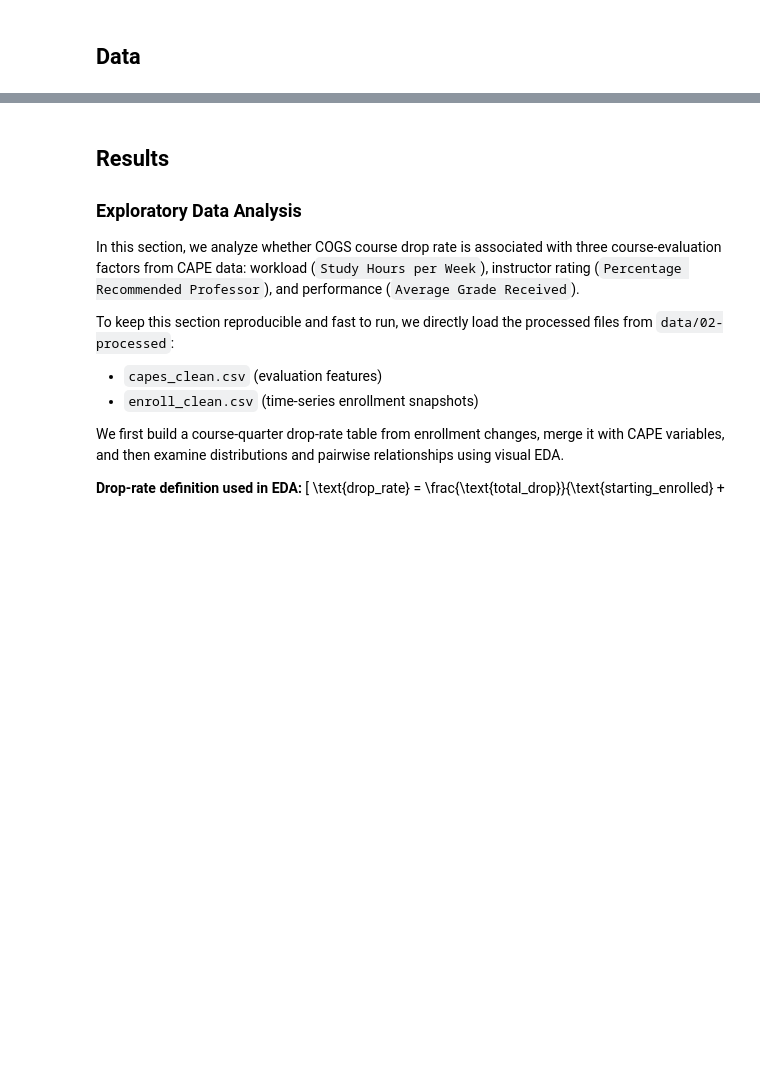
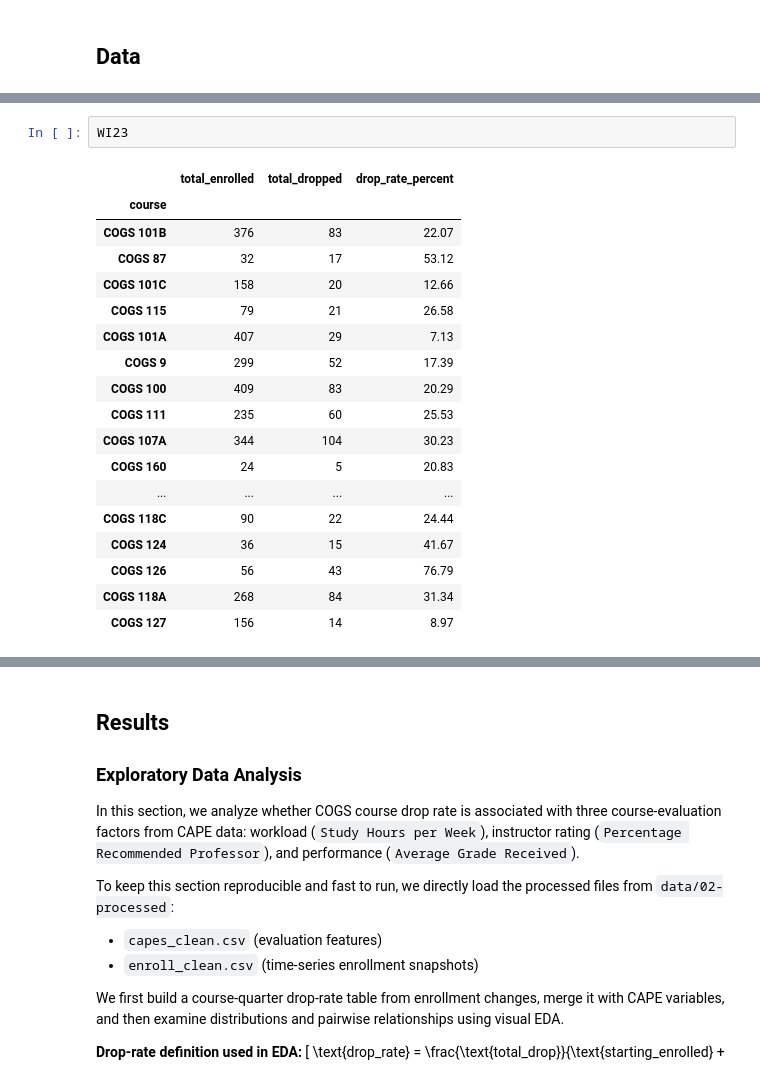
Before and after one commit to kaffa101/Group040_WI26, a Jupyter notebook: 03-FinalProject.ipynb, the cells around one changed output, grey strips where cells are left out. Drawn from its saved outputs; the diff is of its cells as text; blank space fills up the shorter version.

```diff
--- a/03-FinalProject.ipynb
+++ b/03-FinalProject.ipynb
@@ -89,0 +124,21 @@ Instructions: REPLACE the contents of this cell with your work, including any up
+# %%
+WI23
+# %% [output]
+|  | total_enrolled | total_dropped | drop_rate_percent |
+| course |  |  |  |
+| COGS 101B | 376 | 83 | 22.07 |
+| COGS 87 | 32 | 17 | 53.12 |
+| COGS 101C | 158 | 20 | 12.66 |
+| COGS 115 | 79 | 21 | 26.58 |
+| COGS 101A | 407 | 29 | 7.13 |
+| COGS 9 | 299 | 52 | 17.39 |
+| COGS 100 | 409 | 83 | 20.29 |
+| COGS 111 | 235 | 60 | 25.53 |
+| COGS 107A | 344 | 104 | 30.23 |
+| COGS 160 | 24 | 5 | 20.83 |
+| ... | ... | ... | ... |
+| COGS 118C | 90 | 22 | 24.44 |
+| COGS 124 | 36 | 15 | 41.67 |
+| COGS 126 | 56 | 43 | 76.79 |
+| COGS 118A | 268 | 84 | 31.34 |
+| COGS 127 | 156 | 14 | 8.97 |
```
Also changed, not shown: parts of 29 cells of this notebook.
